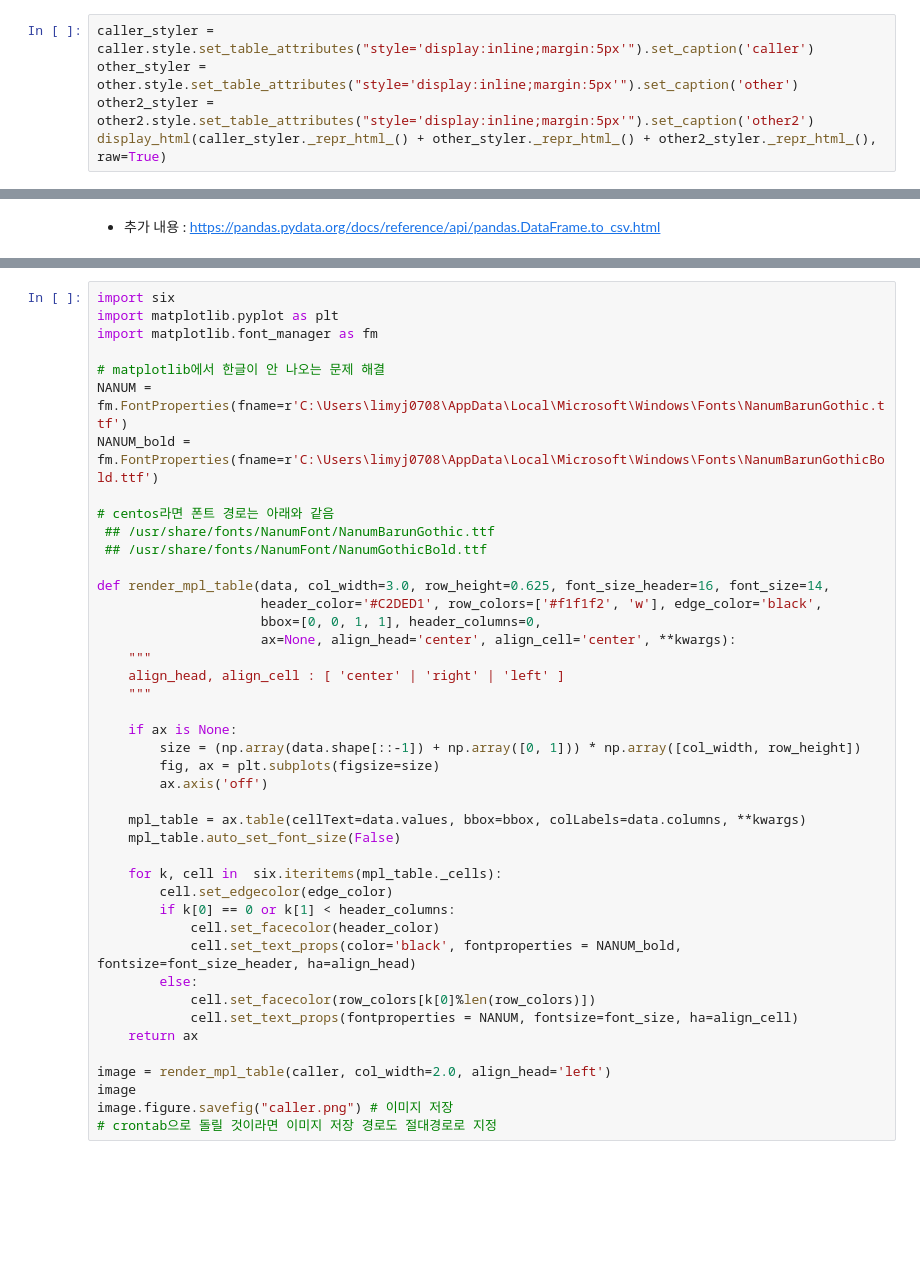
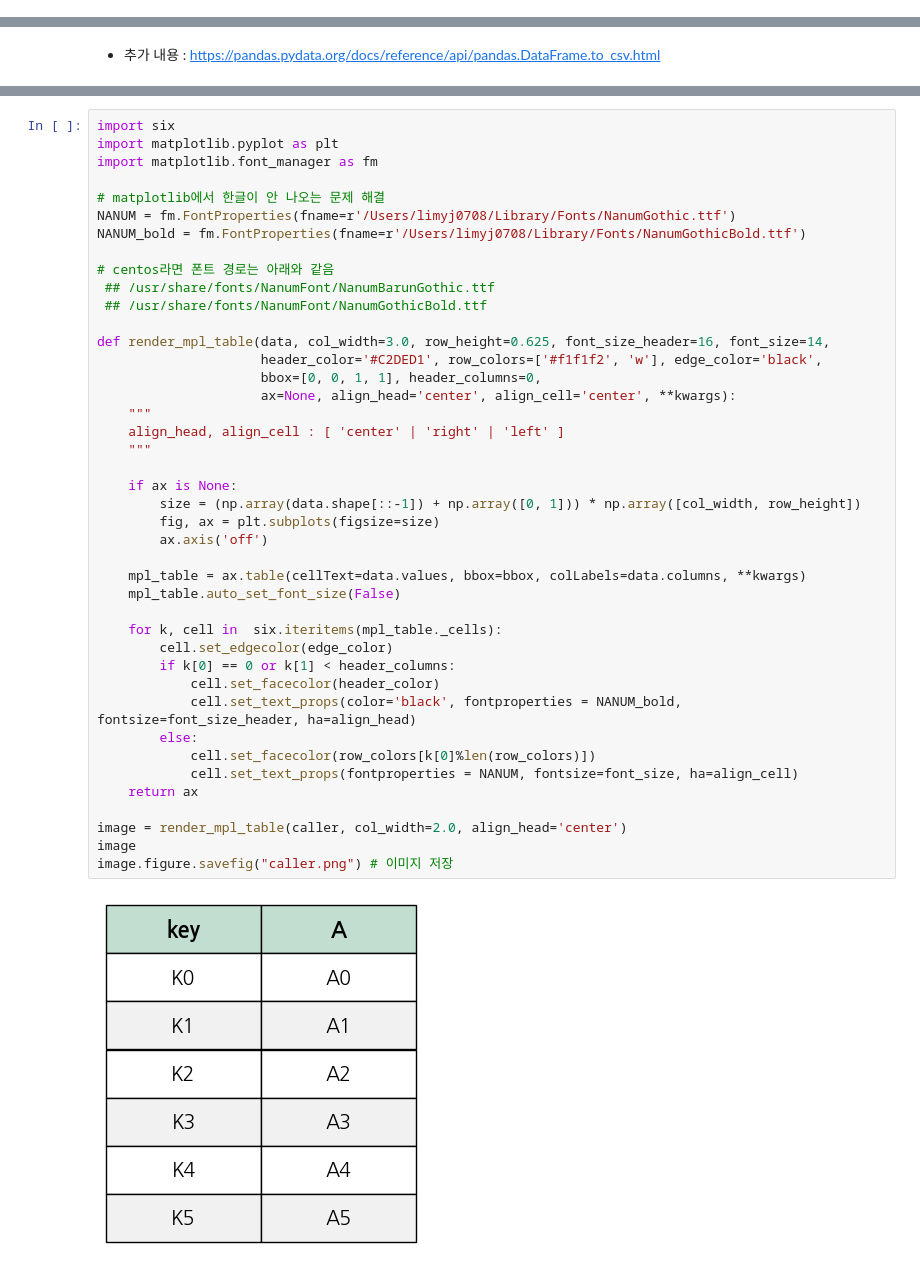
Before and after one commit to limyj0708/limyj0708.github.io, a Jupyter notebook: posts/2021-11-05-pandas_cheatsheet.ipynb, the cells around one changed output, grey strips where cells are left out. Drawn from its saved outputs; the diff is of its cells as text; blank space fills up the shorter version.

```diff
--- a/posts/2021-11-05-pandas_cheatsheet.ipynb
+++ b/posts/2021-11-05-pandas_cheatsheet.ipynb
@@ -949,8 +1316,3 @@ pd.concat([df3, df4], axis=1, join='inner')
 caller = pd.DataFrame({'key': ['K0', 'K1', 'K2', 'K3', 'K4', 'K5'], 'A': ['A0', 'A1', 'A2', 'A3', 'A4', 'A5']})
 other = pd.DataFrame({'key': ['K0', 'K1', 'K2'], 'B': ['B0', 'B1', 'B2']})
 other2 = pd.DataFrame({'key': ['K0', 'K1', 'K2'], 'C': ['C0', 'C1', 'C2']})
-# %%
-caller_styler = caller.style.set_table_attributes("style='display:inline;margin:5px'").set_caption('caller')
-other_styler = other.style.set_table_attributes("style='display:inline;margin:5px'").set_caption('other')
-other2_styler = other2.style.set_table_attributes("style='display:inline;margin:5px'").set_caption('other2')
-display_html(caller_styler._repr_html_() + other_styler._repr_html_() + other2_styler._repr_html_(), raw=True)
@@ -1289,40 +2009,41 @@ import matplotlib.pyplot as plt
 import matplotlib.font_manager as fm
 
 # matplotlib에서 한글이 안 나오는 문제 해결
-NANUM = fm.FontProperties(fname=r'C:\Users\limyj0708\AppData\Local\Microsoft\Windows\Fonts\NanumBarunGothic.ttf')
-NANUM_bold = fm.FontProperties(fname=r'C:\Users\limyj0708\AppData\Local\Microsoft\Windows\Fonts\NanumBarunGothicBold.ttf')
+NANUM = fm.FontProperties(fname=r'/Users/limyj0708/Library/Fonts/NanumGothic.ttf')
+NANUM_bold = fm.FontProperties(fname=r'/Users/limyj0708/Library/Fonts/NanumGothicBold.ttf')
 
 # centos라면 폰트 경로는 아래와 같음
  ## /usr/share/fonts/NanumFont/NanumBarunGothic.ttf
  ## /usr/share/fonts/NanumFont/NanumGothicBold.ttf
 
 def render_mpl_table(data, col_width=3.0, row_height=0.625, font_size_header=16, font_size=14,
                      header_color='#C2DED1', row_colors=['#f1f1f2', 'w'], edge_color='black',
                      bbox=[0, 0, 1, 1], header_columns=0,
                      ax=None, align_head='center', align_cell='center', **kwargs):
     """
     align_head, align_cell : [ 'center' | 'right' | 'left' ]
     """
 
     if ax is None:
         size = (np.array(data.shape[::-1]) + np.array([0, 1])) * np.array([col_width, row_height])
         fig, ax = plt.subplots(figsize=size)
         ax.axis('off')
 
     mpl_table = ax.table(cellText=data.values, bbox=bbox, colLabels=data.columns, **kwargs)
     mpl_table.auto_set_font_size(False)
 
     for k, cell in  six.iteritems(mpl_table._cells):
         cell.set_edgecolor(edge_color)
         if k[0] == 0 or k[1] < header_columns:
             cell.set_facecolor(header_color)
             cell.set_text_props(color='black', fontproperties = NANUM_bold, fontsize=font_size_header, ha=align_head)
         else:
             cell.set_facecolor(row_colors[k[0]%len(row_colors)])
             cell.set_text_props(fontproperties = NANUM, fontsize=font_size, ha=align_cell)
     return ax
 
-image = render_mpl_table(caller, col_width=2.0, align_head='left')
+image = render_mpl_table(caller, col_width=2.0, align_head='center')
 image
 image.figure.savefig("caller.png") # 이미지 저장
-# crontab으로 돌릴 것이라면 이미지 저장 경로도 절대경로로 지정
+# %% [output]
+[figure, added]
```
Also changed, not shown: parts of 172 cells of this notebook, 3 other files.
